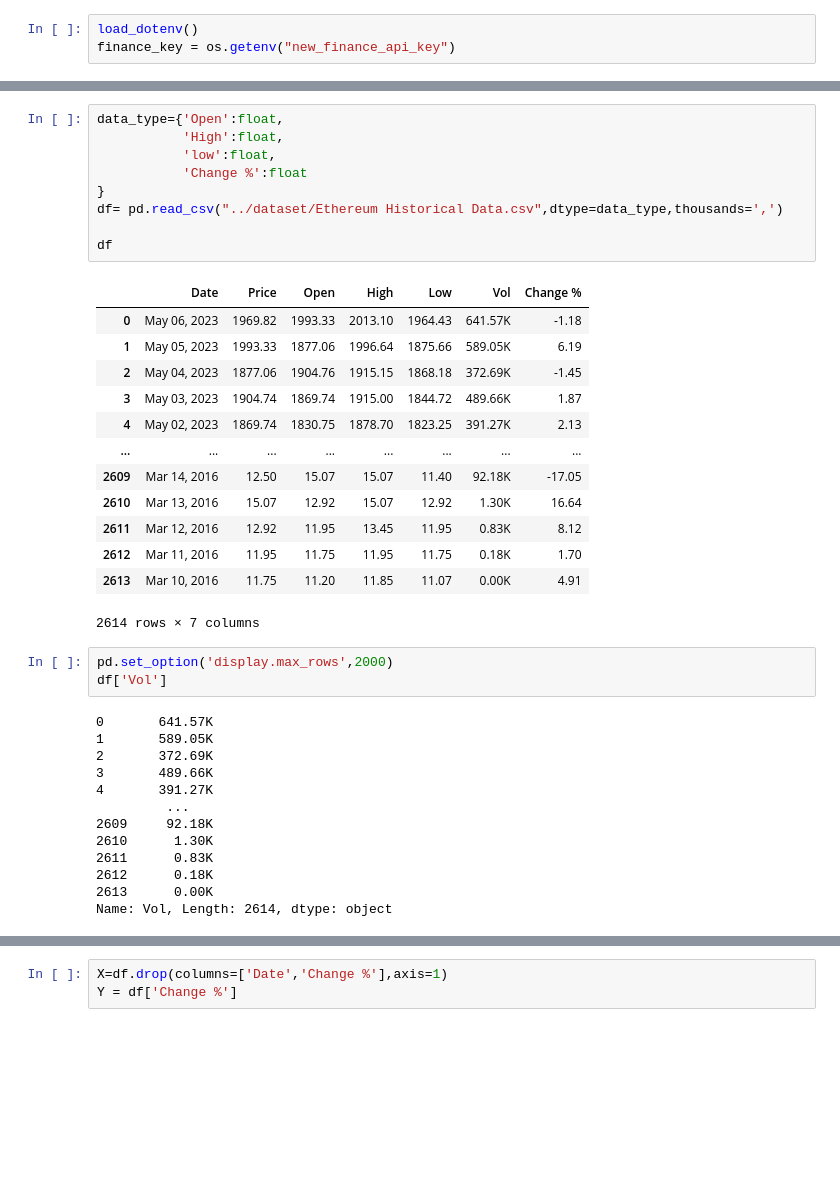
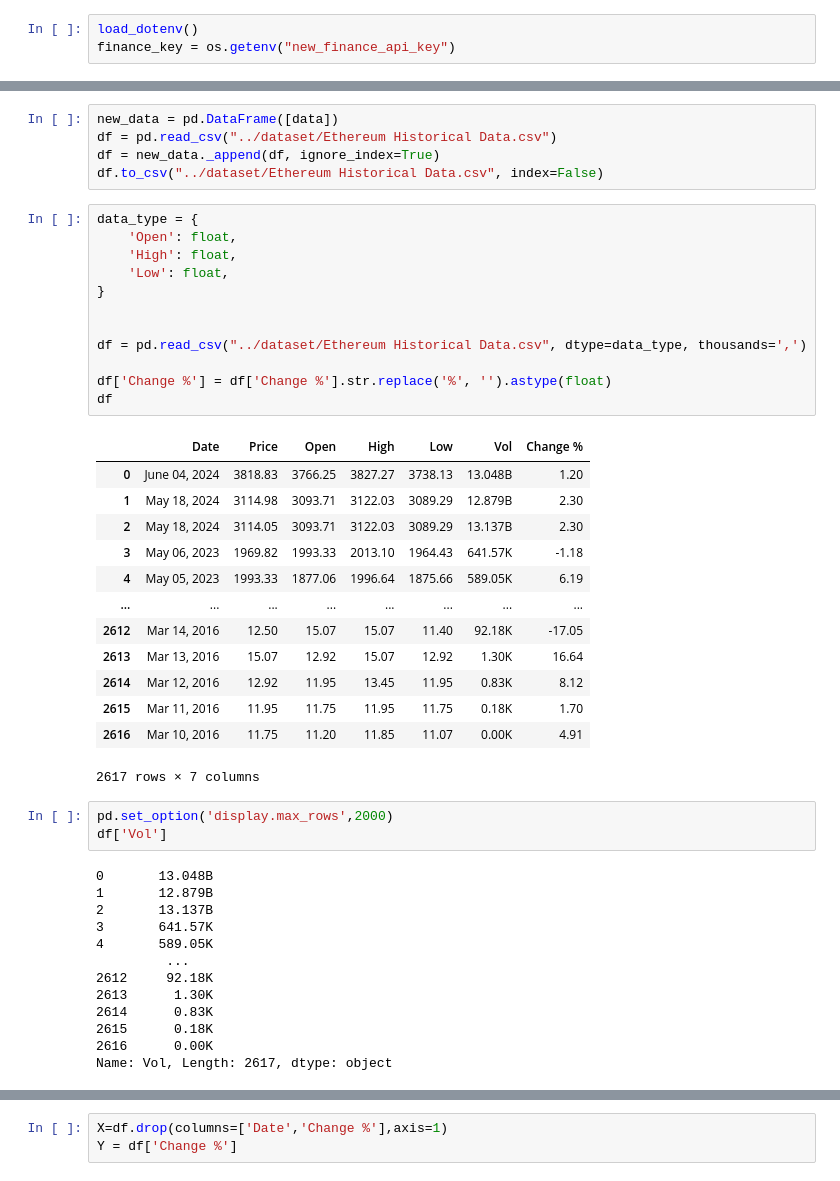
Before and after one commit to abdulbasit23415/binance-prediction-, a Jupyter notebook: pages/finance.ipynb, the cells around one changed output, grey strips where cells are left out. Drawn from its saved outputs; the diff is of its cells as text; blank space fills up the shorter version.

```diff
--- a/pages/finance.ipynb
+++ b/pages/finance.ipynb
@@ -29,42 +47,50 @@ print(response.json())
+# %%
+new_data = pd.DataFrame([data])
+df = pd.read_csv("../dataset/Ethereum Historical Data.csv")
+df = new_data._append(df, ignore_index=True)
+df.to_csv("../dataset/Ethereum Historical Data.csv", index=False)
 # %%
-data_type={'Open':float,
-           'High':float,
-           'low':float,
-           'Change %':float
+data_type = {
+    'Open': float,
+    'High': float,
+    'Low': float,
 }
-df= pd.read_csv("../dataset/Ethereum Historical Data.csv",dtype=data_type,thousands=',')
 
+
+df = pd.read_csv("../dataset/Ethereum Historical Data.csv", dtype=data_type, thousands=',')
+
+df['Change %'] = df['Change %'].str.replace('%', '').astype(float)
 df
 # %% [output]
 |  | Date | Price | Open | High | Low | Vol | Change % |
-| 0 | May 06, 2023 | 1969.82 | 1993.33 | 2013.10 | 1964.43 | 641.57K | -1.18 |
-| 1 | May 05, 2023 | 1993.33 | 1877.06 | 1996.64 | 1875.66 | 589.05K | 6.19 |
-| 2 | May 04, 2023 | 1877.06 | 1904.76 | 1915.15 | 1868.18 | 372.69K | -1.45 |
-| 3 | May 03, 2023 | 1904.74 | 1869.74 | 1915.00 | 1844.72 | 489.66K | 1.87 |
-| 4 | May 02, 2023 | 1869.74 | 1830.75 | 1878.70 | 1823.25 | 391.27K | 2.13 |
+| 0 | June 04, 2024 | 3818.83 | 3766.25 | 3827.27 | 3738.13 | 13.048B | 1.20 |
+| 1 | May 18, 2024 | 3114.98 | 3093.71 | 3122.03 | 3089.29 | 12.879B | 2.30 |
+| 2 | May 18, 2024 | 3114.05 | 3093.71 | 3122.03 | 3089.29 | 13.137B | 2.30 |
+| 3 | May 06, 2023 | 1969.82 | 1993.33 | 2013.10 | 1964.43 | 641.57K | -1.18 |
+| 4 | May 05, 2023 | 1993.33 | 1877.06 | 1996.64 | 1875.66 | 589.05K | 6.19 |
 | ... | ... | ... | ... | ... | ... | ... | ... |
-| 2609 | Mar 14, 2016 | 12.50 | 15.07 | 15.07 | 11.40 | 92.18K | -17.05 |
-| 2610 | Mar 13, 2016 | 15.07 | 12.92 | 15.07 | 12.92 | 1.30K | 16.64 |
-| 2611 | Mar 12, 2016 | 12.92 | 11.95 | 13.45 | 11.95 | 0.83K | 8.12 |
-| 2612 | Mar 11, 2016 | 11.95 | 11.75 | 11.95 | 11.75 | 0.18K | 1.70 |
-| 2613 | Mar 10, 2016 | 11.75 | 11.20 | 11.85 | 11.07 | 0.00K | 4.91 |
+| 2612 | Mar 14, 2016 | 12.50 | 15.07 | 15.07 | 11.40 | 92.18K | -17.05 |
+| 2613 | Mar 13, 2016 | 15.07 | 12.92 | 15.07 | 12.92 | 1.30K | 16.64 |
+| 2614 | Mar 12, 2016 | 12.92 | 11.95 | 13.45 | 11.95 | 0.83K | 8.12 |
+| 2615 | Mar 11, 2016 | 11.95 | 11.75 | 11.95 | 11.75 | 0.18K | 1.70 |
+| 2616 | Mar 10, 2016 | 11.75 | 11.20 | 11.85 | 11.07 | 0.00K | 4.91 |
-2614 rows × 7 columns
+2617 rows × 7 columns
 # %%
 pd.set_option('display.max_rows',2000)
 df['Vol']
 # %% [output]
-0       641.57K
-1       589.05K
-2       372.69K
-3       489.66K
-4       391.27K
+0       13.048B
+1       12.879B
+2       13.137B
+3       641.57K
+4       589.05K
          ...
-2609     92.18K
-2610      1.30K
-2611      0.83K
-2612      0.18K
-2613      0.00K
-Name: Vol, Length: 2614, dtype: object
+2612     92.18K
+2613      1.30K
+2614      0.83K
+2615      0.18K
+2616      0.00K
+Name: Vol, Length: 2617, dtype: object
 # %%
 df['Vol'] = df['Vol'].str.replace('K','000')
 df['Vol'] = df['Vol'].str.replace('M','000000')
```
Also changed, not shown: parts of 21 cells of this notebook, 5 other files.
